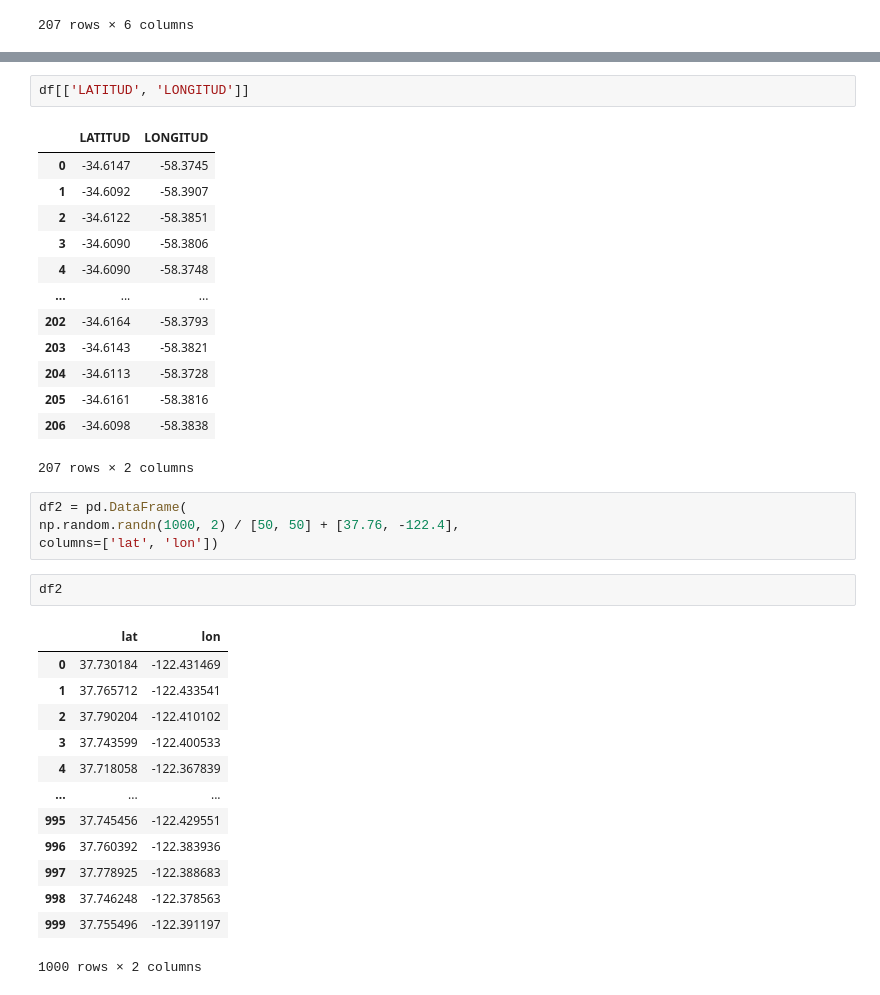
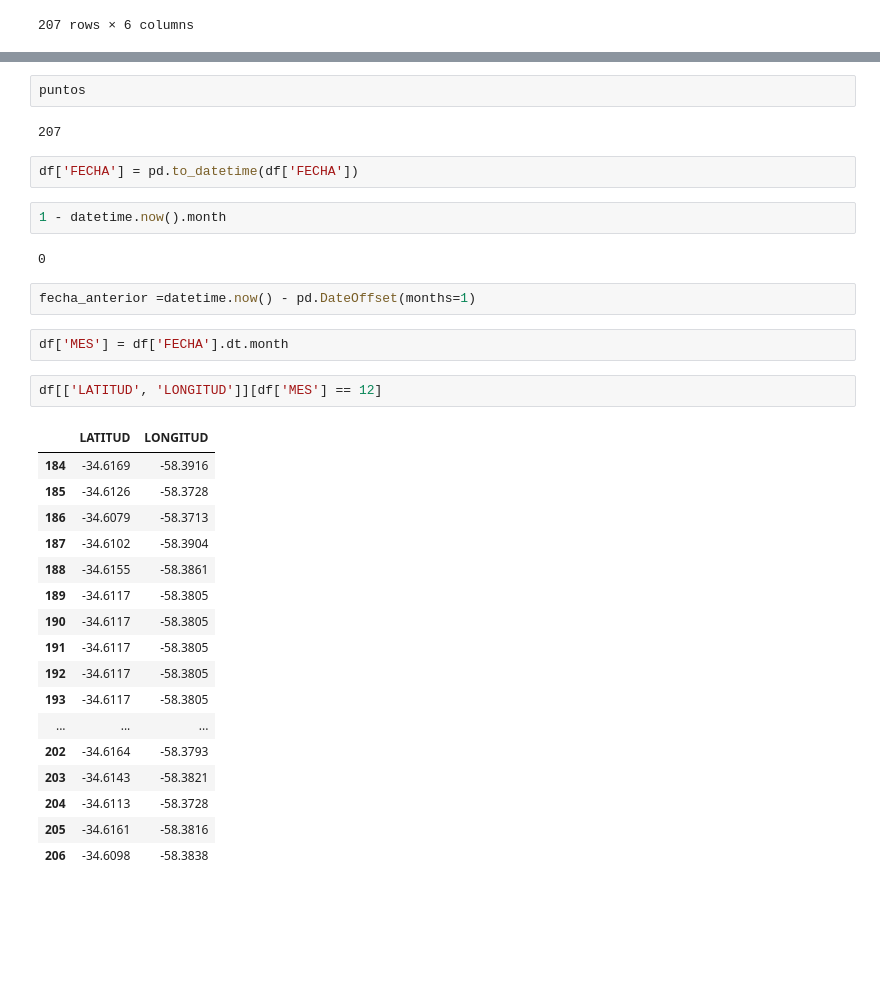
Before and after one commit to NicolasCH24/CrimeApp, a Jupyter notebook: Notebooks/AppCrime/Mapa/streamlit_map.ipynb, the cells around one changed output, grey strips where cells are left out. Cells and saved outputs as stored; diff of their text form; blank space fills up the shorter version.

```diff
--- a/Notebooks/AppCrime/Mapa/streamlit_map.ipynb
+++ b/Notebooks/AppCrime/Mapa/streamlit_map.ipynb
@@ -301,36 +353,34 @@ df
+# %%
+puntos
+# %% [output]
+207
+# %%
+df['FECHA'] = pd.to_datetime(df['FECHA'])
+# %%
+1 - datetime.now().month
+# %% [output]
+0
+# %%
+fecha_anterior =datetime.now() - pd.DateOffset(months=1)
+# %%
+df['MES'] = df['FECHA'].dt.month
 # %%
-df[['LATITUD', 'LONGITUD']]
+df[['LATITUD', 'LONGITUD']][df['MES'] == 12]
 # %% [output]
 |  | LATITUD | LONGITUD |
-| 0 | -34.6147 | -58.3745 |
-| 1 | -34.6092 | -58.3907 |
-| 2 | -34.6122 | -58.3851 |
-| 3 | -34.6090 | -58.3806 |
-| 4 | -34.6090 | -58.3748 |
+| 184 | -34.6169 | -58.3916 |
+| 185 | -34.6126 | -58.3728 |
+| 186 | -34.6079 | -58.3713 |
+| 187 | -34.6102 | -58.3904 |
+| 188 | -34.6155 | -58.3861 |
+| 189 | -34.6117 | -58.3805 |
+| 190 | -34.6117 | -58.3805 |
+| 191 | -34.6117 | -58.3805 |
+| 192 | -34.6117 | -58.3805 |
+| 193 | -34.6117 | -58.3805 |
 | ... | ... | ... |
 | 202 | -34.6164 | -58.3793 |
 | 203 | -34.6143 | -58.3821 |
 | 204 | -34.6113 | -58.3728 |
 | 205 | -34.6161 | -58.3816 |
 | 206 | -34.6098 | -58.3838 |
-207 rows × 2 columns
-# %%
-df2 = pd.DataFrame(
-np.random.randn(1000, 2) / [50, 50] + [37.76, -122.4],
-columns=['lat', 'lon'])
-# %%
-df2
-# %% [output]
-|  | lat | lon |
-| 0 | 37.730184 | -122.431469 |
-| 1 | 37.765712 | -122.433541 |
-| 2 | 37.790204 | -122.410102 |
-| 3 | 37.743599 | -122.400533 |
-| 4 | 37.718058 | -122.367839 |
-| ... | ... | ... |
-| 995 | 37.745456 | -122.429551 |
-| 996 | 37.760392 | -122.383936 |
-| 997 | 37.778925 | -122.388683 |
-| 998 | 37.746248 | -122.378563 |
-| 999 | 37.755496 | -122.391197 |
-1000 rows × 2 columns
```
Also changed, not shown: parts of 7 cells of this notebook.
